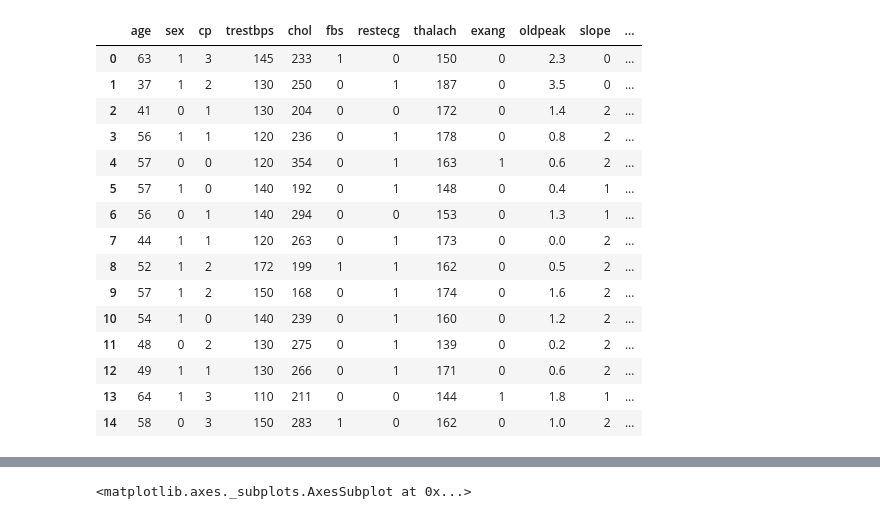
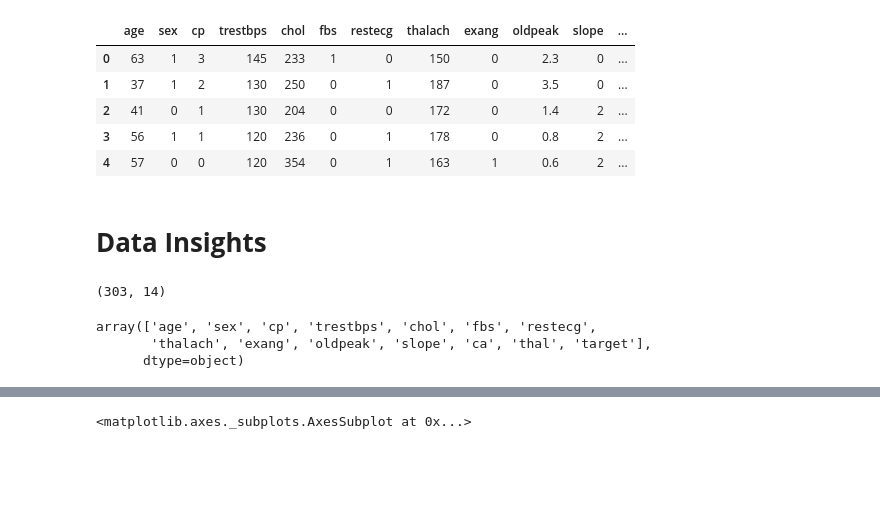
Before and after one commit to ShahadAlalmaee/DS-Project-Files, a Jupyter notebook: p1.ipynb, the cells around one changed output, grey strips where cells are left out. Cells and saved outputs as stored; diff of their text form; code cells hidden in the pictures; blank space fills up the shorter version.

```diff
--- a/p1.ipynb
+++ b/p1.ipynb
@@ -6,23 +6,25 @@ import pandas as pd
 import seaborn as sns
 import matplotlib.pyplot as plt
 import math
-heart_data= pd.read_csv("heart.csv")
-heart_data.head(15)
-#print(str(len(heart_data.index)))
-# %% [output]
-|  | age | sex | cp | trestbps | chol | fbs | restecg | thalach | exang | oldpeak | slope | ... |
-| 0 | 63 | 1 | 3 | 145 | 233 | 1 | 0 | 150 | 0 | 2.3 | 0 | ... |
-| 1 | 37 | 1 | 2 | 130 | 250 | 0 | 1 | 187 | 0 | 3.5 | 0 | ... |
-| 2 | 41 | 0 | 1 | 130 | 204 | 0 | 0 | 172 | 0 | 1.4 | 2 | ... |
-| 3 | 56 | 1 | 1 | 120 | 236 | 0 | 1 | 178 | 0 | 0.8 | 2 | ... |
-| 4 | 57 | 0 | 0 | 120 | 354 | 0 | 1 | 163 | 1 | 0.6 | 2 | ... |
-| 5 | 57 | 1 | 0 | 140 | 192 | 0 | 1 | 148 | 0 | 0.4 | 1 | ... |
-| 6 | 56 | 0 | 1 | 140 | 294 | 0 | 0 | 153 | 0 | 1.3 | 1 | ... |
-| 7 | 44 | 1 | 1 | 120 | 263 | 0 | 1 | 173 | 0 | 0.0 | 2 | ... |
-| 8 | 52 | 1 | 2 | 172 | 199 | 1 | 1 | 162 | 0 | 0.5 | 2 | ... |
-| 9 | 57 | 1 | 2 | 150 | 168 | 0 | 1 | 174 | 0 | 1.6 | 2 | ... |
-| 10 | 54 | 1 | 0 | 140 | 239 | 0 | 1 | 160 | 0 | 1.2 | 2 | ... |
-| 11 | 48 | 0 | 2 | 130 | 275 | 0 | 1 | 139 | 0 | 0.2 | 2 | ... |
-| 12 | 49 | 1 | 1 | 130 | 266 | 0 | 1 | 171 | 0 | 0.6 | 2 | ... |
-| 13 | 64 | 1 | 3 | 110 | 211 | 0 | 0 | 144 | 1 | 1.8 | 1 | ... |
-| 14 | 58 | 0 | 3 | 150 | 283 | 1 | 0 | 162 | 0 | 1.0 | 2 | ... |
+# %%
+df = pd.read_csv('heart.csv')
+df.head()
+# %% [output]
+|  | age | sex | cp | trestbps | chol | fbs | restecg | thalach | exang | oldpeak | slope | ... |
+| 0 | 63 | 1 | 3 | 145 | 233 | 1 | 0 | 150 | 0 | 2.3 | 0 | ... |
+| 1 | 37 | 1 | 2 | 130 | 250 | 0 | 1 | 187 | 0 | 3.5 | 0 | ... |
+| 2 | 41 | 0 | 1 | 130 | 204 | 0 | 0 | 172 | 0 | 1.4 | 2 | ... |
+| 3 | 56 | 1 | 1 | 120 | 236 | 0 | 1 | 178 | 0 | 0.8 | 2 | ... |
+| 4 | 57 | 0 | 0 | 120 | 354 | 0 | 1 | 163 | 1 | 0.6 | 2 | ... |
+# %% [markdown]
+# **Data Insights**
+# %%
+df.shape
+# %% [output]
+(303, 14)
+# %%
+df.columns.values
+# %% [output]
+array(['age', 'sex', 'cp', 'trestbps', 'chol', 'fbs', 'restecg',
+       'thalach', 'exang', 'oldpeak', 'slope', 'ca', 'thal', 'target'],
+      dtype=object)
```
Also changed, not shown: parts of 12 cells of this notebook.
